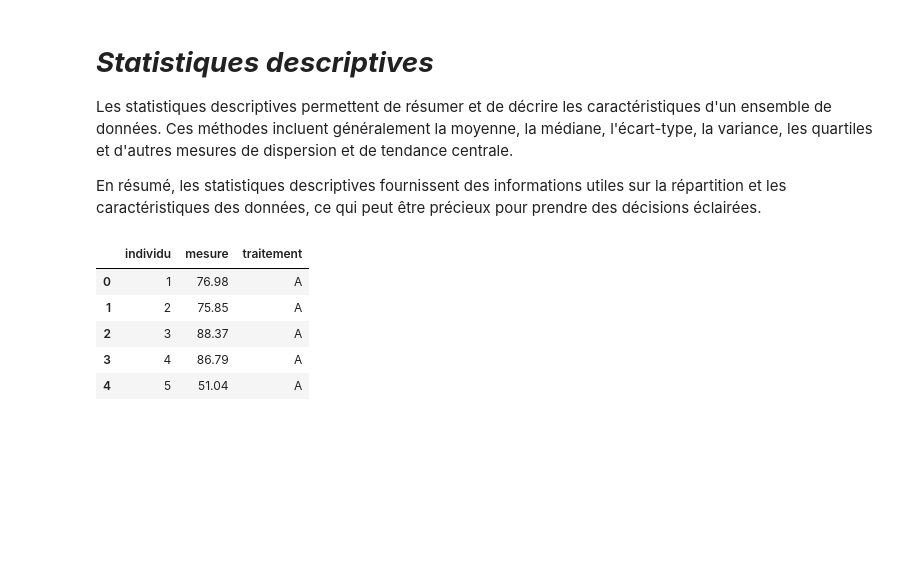
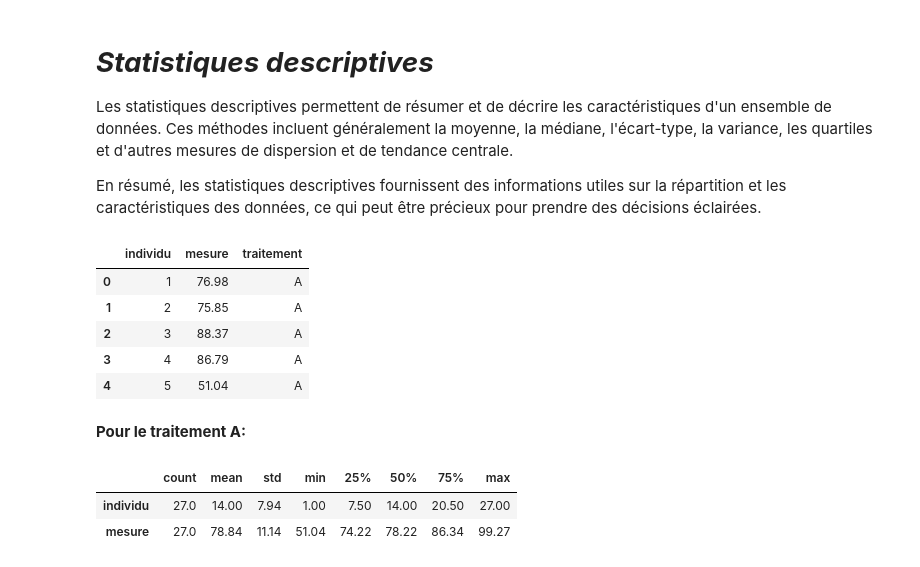
Before and after one commit to bigirimanainnocent12/Test-T-de-student-pour-deux-chantillons-ind-pendants, a Jupyter notebook: Test_T_de_Student_Pour_Deux_échantillons_Indépendants.ipynb, the cells around one changed output. Drawn from its saved outputs; the diff is of its cells as text; code cells hidden in the pictures; blank space fills up the shorter version.

```diff
--- a/Test_T_de_Student_Pour_Deux_échantillons_Indépendants.ipynb
+++ b/Test_T_de_Student_Pour_Deux_échantillons_Indépendants.ipynb
@@ -209,3 +210,11 @@ df = pd.read_csv('molecule.csv')
 | 2 | 3 | 88.37 | A |
 | 3 | 4 | 86.79 | A |
 | 4 | 5 | 51.04 | A |
+# %% [markdown]
+**Pour le traitement A:**
+# %%
+df[df['traitement']=='A'].describe().round(2).transpose()
+# %% [output]
+|  | count | mean | std | min | 25% | 50% | 75% | max |
+| individu | 27.0 | 14.00 | 7.94 | 1.00 | 7.50 | 14.00 | 20.50 | 27.00 |
+| mesure | 27.0 | 78.84 | 11.14 | 51.04 | 74.22 | 78.22 | 86.34 | 99.27 |
```
Also changed, not shown: parts of 22 cells of this notebook.
